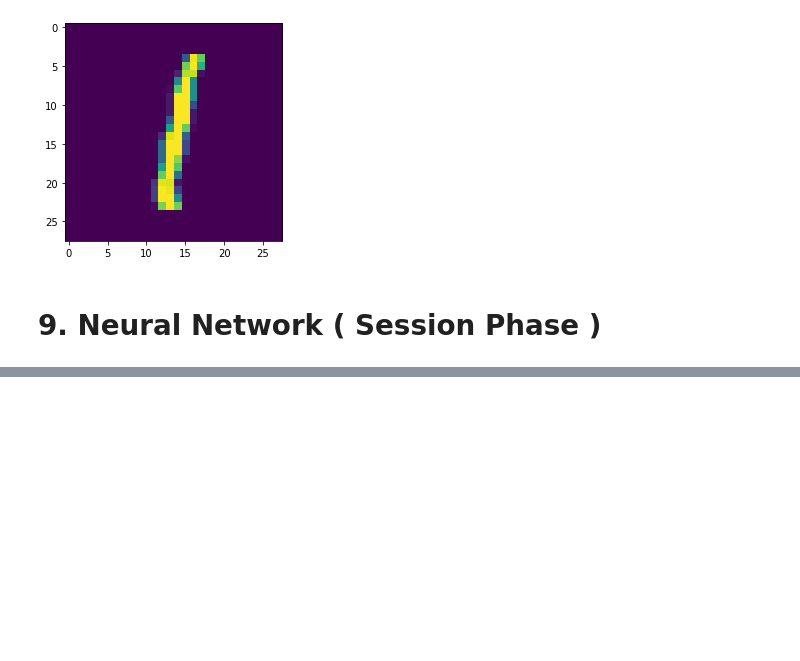
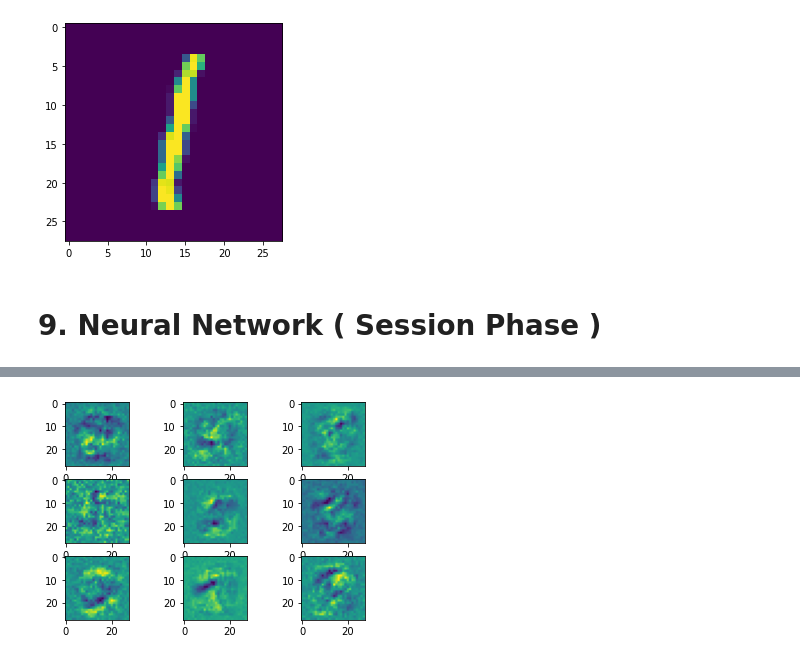
Before and after one commit to AlirezaKhodabakhsh/Tensorflow1.XX-Tutorial, a Jupyter notebook: Tensorflow_1_XX_Toturial_Example.ipynb, the cells around one changed output, grey strips where cells are left out. Saved outputs shown, nothing was run; the diff lists cells and outputs as text; code cells hidden in the pictures; blank space fills up the shorter version.

```diff
--- a/Tensorflow_1_XX_Toturial_Example.ipynb
+++ b/Tensorflow_1_XX_Toturial_Example.ipynb
@@ -207,0 +206,31 @@ np.sum(O)
+# %%
+loss= tf.reduce_mean(tf.nn.softmax_cross_entropy_with_logits(labels=output_image, logits= H2,
+                                            name='LOSS'))
+adam=tf.train.GradientDescentOptimizer (
+    learning_rate=rl, name='Adam'
+).minimize(loss)
+accuracy=tf.math.reduce_mean(tf.cast(tf.equal(tf.math.argmax(H2, axis=1),tf.math.argmax(output_image, axis=1)), dtype='float32'))
+# %%
+sess=tf.Session()
+sess.run(tf.global_variables_initializer())
+for epoch in range(1,num_epoch+1):
+    print('==================================================')
+    print('====== Epoch=%s =================================== ' %(epoch))
+    print('==================================================')
+    for i in range(math.floor(num_train/batchsize)):
+        f_train={input_image:x_train_shaffle[i*batchsize : (i+1)*batchsize] ,
+                  output_image:y_train_shaffle[i*batchsize : (i+1)*batchsize] }
+        sess.run(adam, feed_dict=f_train)
+        if i%100==0:
+          L,A=sess.run([loss, accuracy], feed_dict=f_train)
+          print('iter {}: \t Loss={:.2f} \t Accuracy:%{:.2f}'.format(i, L, A*100))
+
+    f_valid={input_image:x_valid ,
+              output_image:y_valid_hot}
+    L,A=sess.run([loss, accuracy], feed_dict=f_valid)
+    print('--------------------------------------------------')
+    print('Epoch:{} \t Loss_Valid:{:.2f} \t Accuracy_Valid:%{:.2f}'.format(epoch, L, A*100))
+    print('--------------------------------------------------')
+W2_trained=sess.run(W2)
+W1_trained=sess.run(W1)
+sess.close()
@@ -207,0 +255,12 @@ np.sum(O)
+# %%
+fig, axs = plt.subplots(3,3)
+k=0
+for i in range(0,3):
+  for j in range(0,3):
+    img=W1_trained[0:,k].reshape((28,28)) # This code, rehsape the colomns of W2 matrix
+    #indx=(img.max()-img.mean())/5 + img.mean() # This is a index for filtering some pixels (thredshold)
+    #axs[i,j].imshow(np.where(img<indx, 0, img)) # This code, replace some pixels with zero (0)
+    axs[i,j].imshow(img)
+    k=k+1
+# %% [output]
+[figure, added]
```
Also changed, not shown: parts of 23 cells of this notebook.
